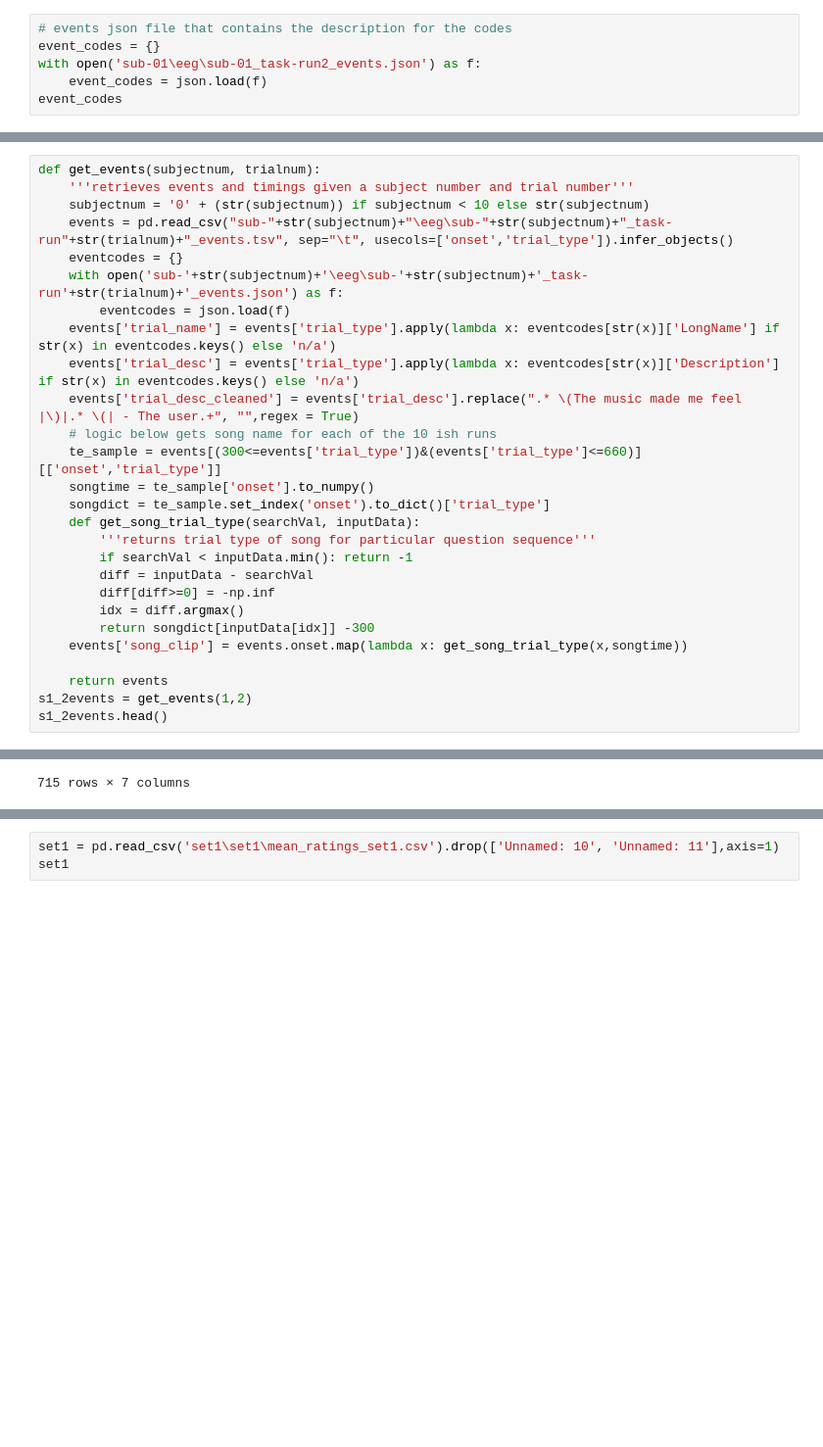
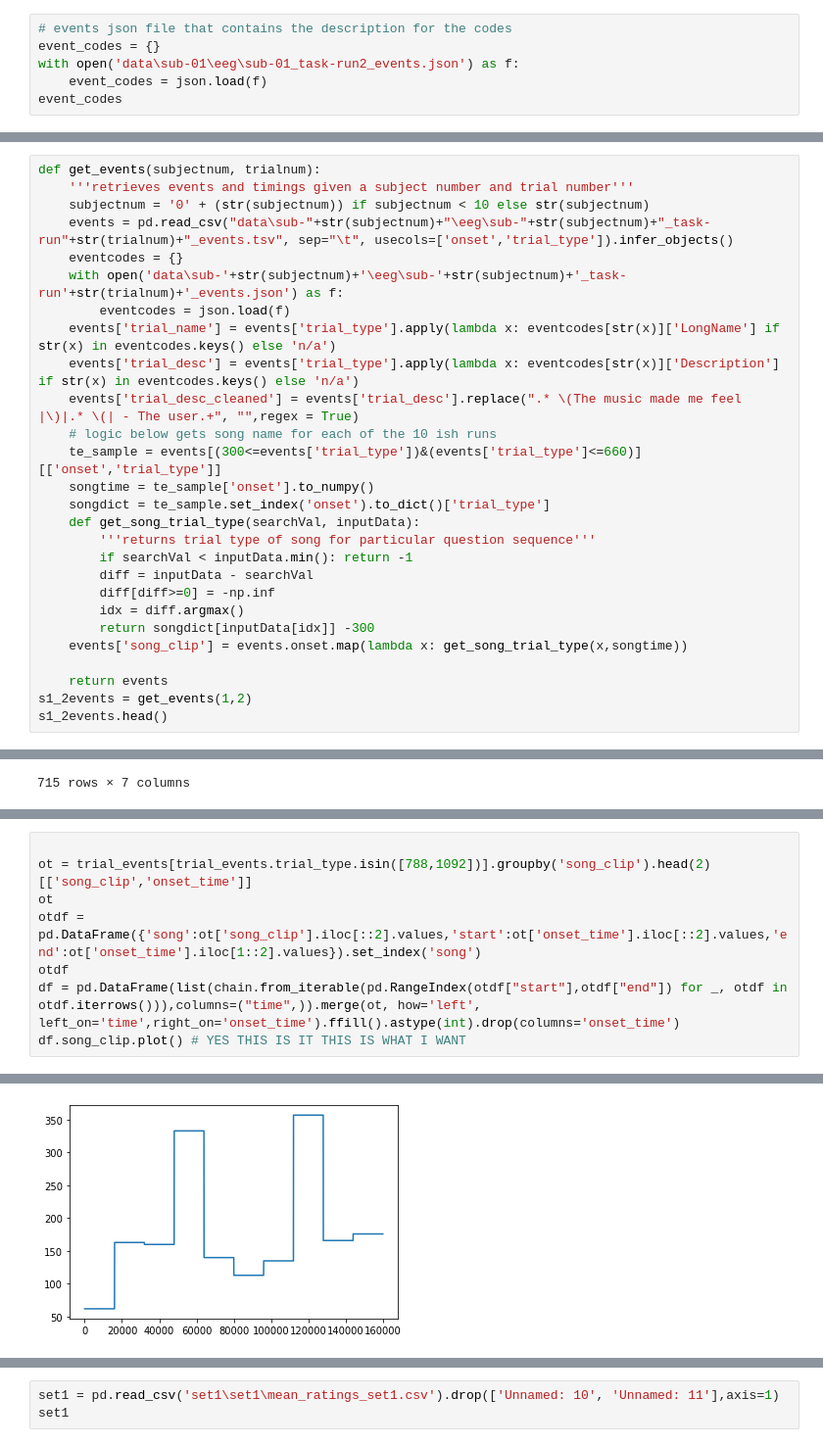
Before and after one commit to Ben243/COGS189-final-project, a Jupyter notebook: responses.ipynb, the cells around one changed output, grey strips where cells are left out. Shown at 98% size. Saved outputs shown, nothing was run; the diff lists cells and outputs as text; blank space fills up the shorter version.

```diff
--- a/responses.ipynb
+++ b/responses.ipynb
@@ -36,7 +37,7 @@ Creating raw.info structure...
 # %%
 # events json file that contains the description for the codes
 event_codes = {}
-with open('sub-01\eeg\sub-01_task-run2_events.json') as f:
+with open('data\sub-01\eeg\sub-01_task-run2_events.json') as f:
     event_codes = json.load(f)
 event_codes
 # %% [output]
@@ -61,9 +62,9 @@ event_codes
 def get_events(subjectnum, trialnum):
     '''retrieves events and timings given a subject number and trial number'''
     subjectnum = '0' + (str(subjectnum)) if subjectnum < 10 else str(subjectnum)
-    events = pd.read_csv("sub-"+str(subjectnum)+"\eeg\sub-"+str(subjectnum)+"_task-run"+str(trialnum)+"_events.tsv", sep="\t", usecols=['onset','trial_type']).infer_objects()
+    events = pd.read_csv("data\sub-"+str(subjectnum)+"\eeg\sub-"+str(subjectnum)+"_task-run"+str(trialnum)+"_events.tsv", sep="\t", usecols=['onset','trial_type']).infer_objects()
     eventcodes = {}
-    with open('sub-'+str(subjectnum)+'\eeg\sub-'+str(subjectnum)+'_task-run'+str(trialnum)+'_events.json') as f:
+    with open('data\sub-'+str(subjectnum)+'\eeg\sub-'+str(subjectnum)+'_task-run'+str(trialnum)+'_events.json') as f:
         eventcodes = json.load(f)
     events['trial_name'] = events['trial_type'].apply(lambda x: eventcodes[str(x)]['LongName'] if str(x) in eventcodes.keys() else 'n/a')
     events['trial_desc'] = events['trial_type'].apply(lambda x: eventcodes[str(x)]['Description'] if str(x) in eventcodes.keys() else 'n/a')
@@ -291,0 +278,9 @@ responses[responses.time > 77480]
+# %%
+
+ot = trial_events[trial_events.trial_type.isin([788,1092])].groupby('song_clip').head(2)[['song_clip','onset_time']]
+ot
+otdf = pd.DataFrame({'song':ot['song_clip'].iloc[::2].values,'start':ot['onset_time'].iloc[::2].values,'end':ot['onset_time'].iloc[1::2].values}).set_index('song')
+otdf
+df = pd.DataFrame(list(chain.from_iterable(pd.RangeIndex(otdf["start"],otdf["end"]) for _, otdf in otdf.iterrows())),columns=("time",)).merge(ot, how='left', left_on='time',right_on='onset_time').ffill().astype(int).drop(columns='onset_time')
+df.song_clip.plot() # YES THIS IS IT THIS IS WHAT I WANT
+# %% [output]
@@ -291,0 +288 @@ responses[responses.time > 77480]
+[figure, added]
```
Also changed, not shown: parts of 26 cells of this notebook, 2 other files.
